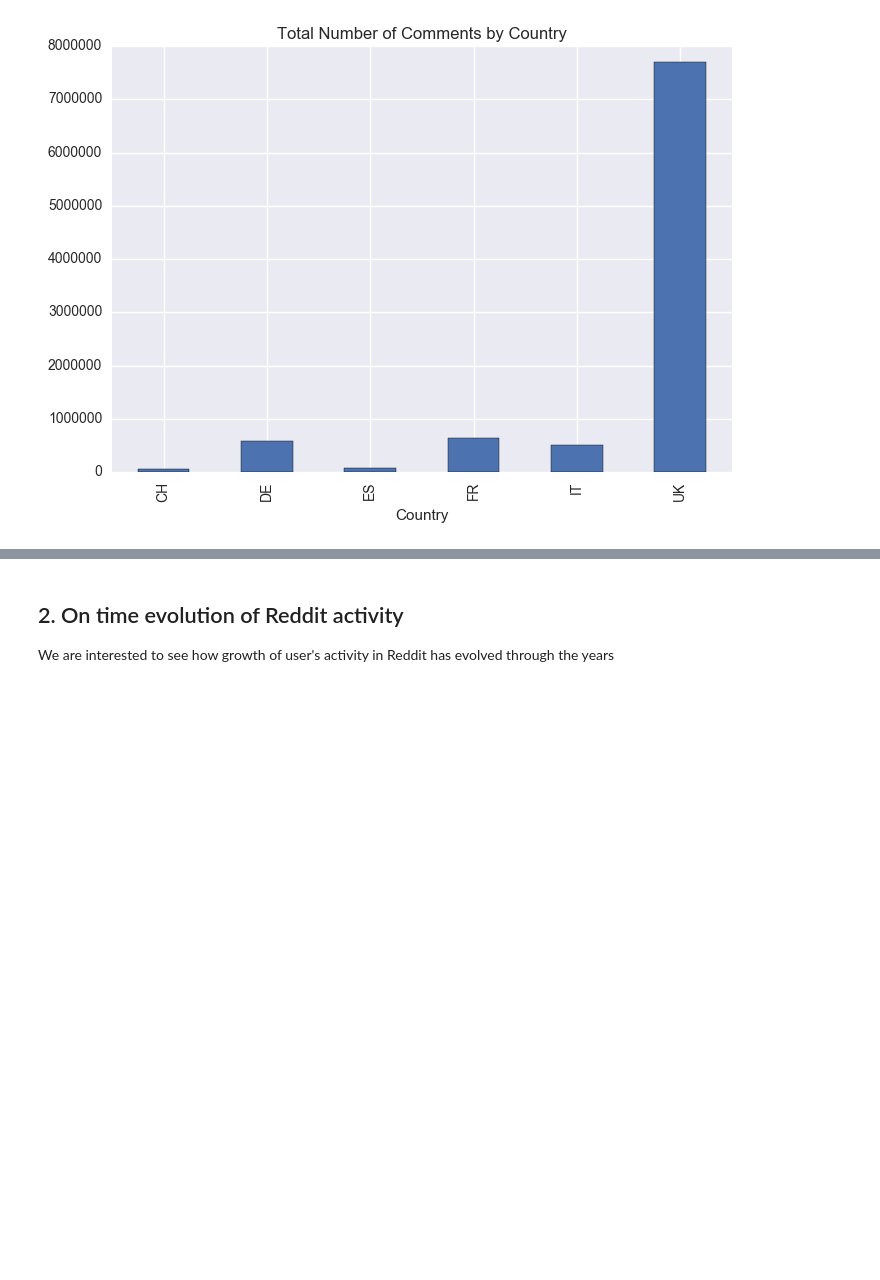
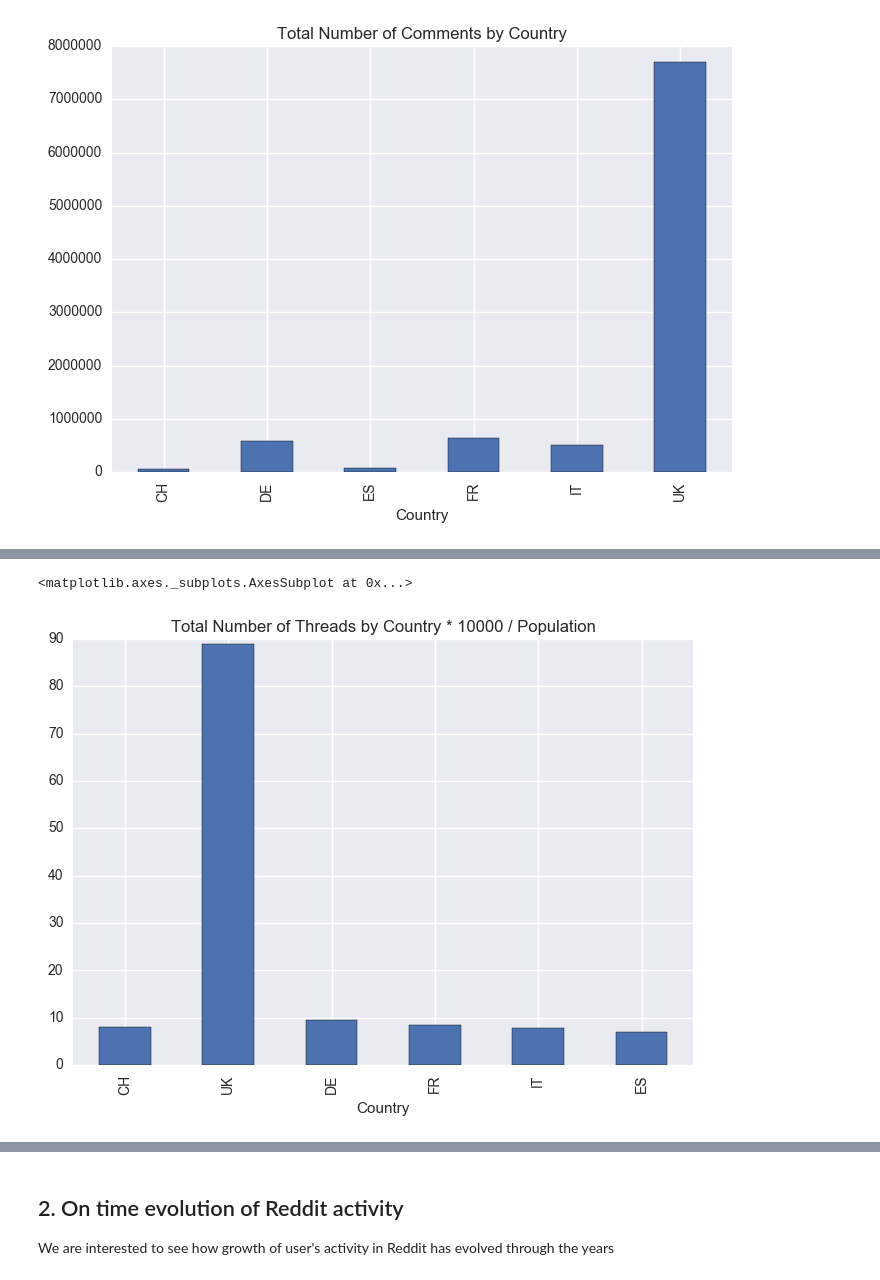
Before and after one commit to vidit09/ada-project, a Jupyter notebook: Content Growth/Analyzing Reddit Content Growth.ipynb, the cells around one changed output, grey strips where cells are left out. Saved outputs shown, nothing was run; the diff lists cells and outputs as text; code cells hidden in the pictures; blank space fills up the shorter version.

Commit message:
added population dependency

```diff
--- a/Content Growth/Analyzing Reddit Content Growth.ipynb
+++ b/Content Growth/Analyzing Reddit Content Growth.ipynb
@@ -112,0 +118,4 @@ We observe how UK widely dominates both graphs, number of threads and number of
+# %%
+# Load population data from file
+df_population = pd.read_csv('population_data.csv').set_index('Country Name')
+df_population.head()
@@ -112,0 +130,11 @@ We observe how UK widely dominates both graphs, number of threads and number of
+# %%
+# Extract wanted data
+df_population_selection = df_population.ix[['Switzerland','United Kingdom','Germany','France','Italy','Spain'],['2015 [YR2015]']]
+df_population_selection = df_population_selection.reset_index()
+
+# Rename index
+df_population_selection = df_population_selection.drop('Country Name',axis=1)
+df_population_selection['Country'] = ['CH','UK','DE','FR','IT','ES']
+df_population_selection = df_population_selection.set_index('Country')
+
+df_population_selection
@@ -112,0 +150,10 @@ We observe how UK widely dominates both graphs, number of threads and number of
+# %%
+# Rectify values and plot again
+
+df1 = df_count_by_country.merge(df_population_selection, left_index=True, right_index=True)
+df2 = df1.created / df1['2015 [YR2015]'].astype('int') * 10000
+
+df2.plot(kind='bar', title='Total Number of Threads by Country * 10000 / Population')
+# %% [output]
+<matplotlib.axes._subplots.AxesSubplot at 0x...>
+[figure, added]
```
Also changed, not shown: parts of 5 cells of this notebook, 1 other file.
